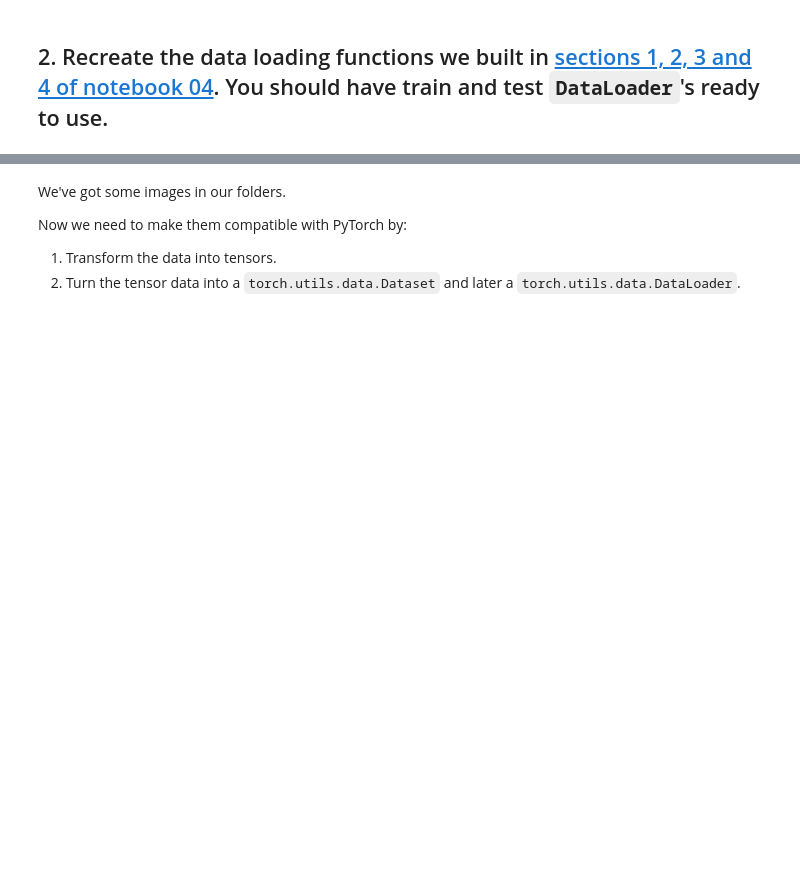
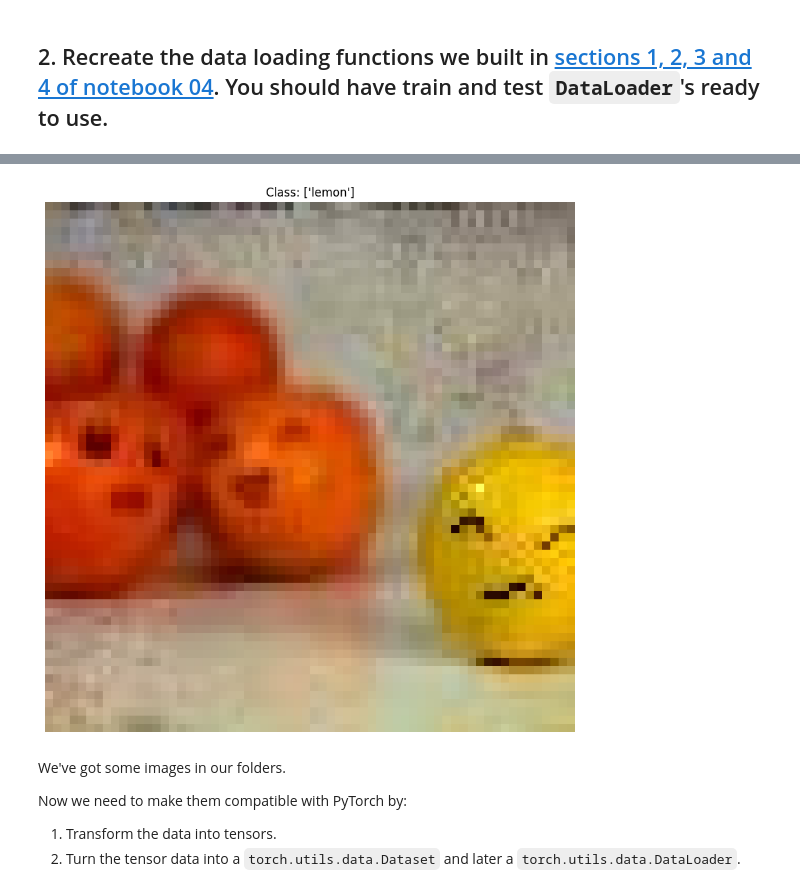
Before and after one commit to Ouzr0107/pytorch_ex, a Jupyter notebook: extras/exercises/04_pytorch_custom_datasets_exercises.ipynb, the cells around one changed output, grey strips where cells are left out. Drawn from its saved outputs; the diff is of its cells as text; code cells hidden in the pictures; blank space fills up the shorter version.

```diff
--- a/extras/exercises/04_pytorch_custom_datasets_exercises.ipynb
+++ b/extras/exercises/04_pytorch_custom_datasets_exercises.ipynb
@@ -64,7 +66,7 @@ from pathlib import Path
 import zipfile
 
 data_path = Path("data/")
-image_path = data_path / "tiny_imagenet"
+image_path = data_path
 
 if image_path.is_dir():
     print(f"{image_path} directory exists.")
@@ -72,12 +74,12 @@ else:
     print(f"Did not find {image_path} directory, creating one...")
     image_path.mkdir(parents=True, exist_ok=True)
 
-with open(data_path / "tiny_imagenet.zip", "wb") as f:
+with open(data_path / "tiny-imagenet-200.zip", "wb") as f:
     request = requests.get("http://cs231n.stanford.edu/tiny-imagenet-200.zip")
     print("Downloading Tiny ImageNet...")
     f.write(request.content)
 
-with zipfile.ZipFile(data_path / "tiny_imagenet.zip", "r") as zip_ref:
+with zipfile.ZipFile(data_path / "tiny-imagenet-200.zip", "r") as zip_ref:
     print("Unzipping Tiny ImageNet...")
     zip_ref.extractall(image_path)
 # %% [output]
@@ -103,3 +188,16 @@ walk_through_dir(image_path)
+# %%
+# Do the image visualization with matplotlib
+import numpy as np
+import matplotlib.pyplot as plt
+
+img_as_array = np.array(img)
+
+plt.figure(figsize=(10, 10))
+plt.imshow(img_as_array)
+plt.title(f"Class: {image_class}")
+plt.axis(False);
+# %% [output]
+[figure, added]
 # %% [markdown]
 We've got some images in our folders.
 
```
Also changed, not shown: parts of 31 cells of this notebook.
